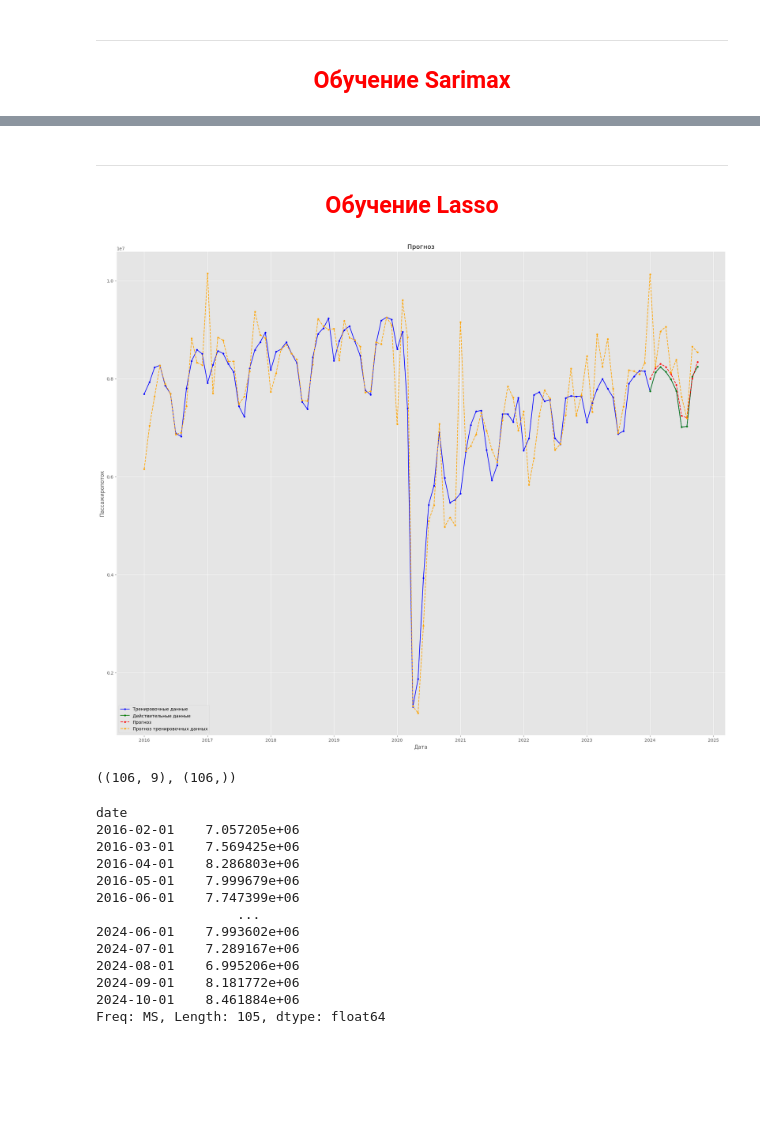
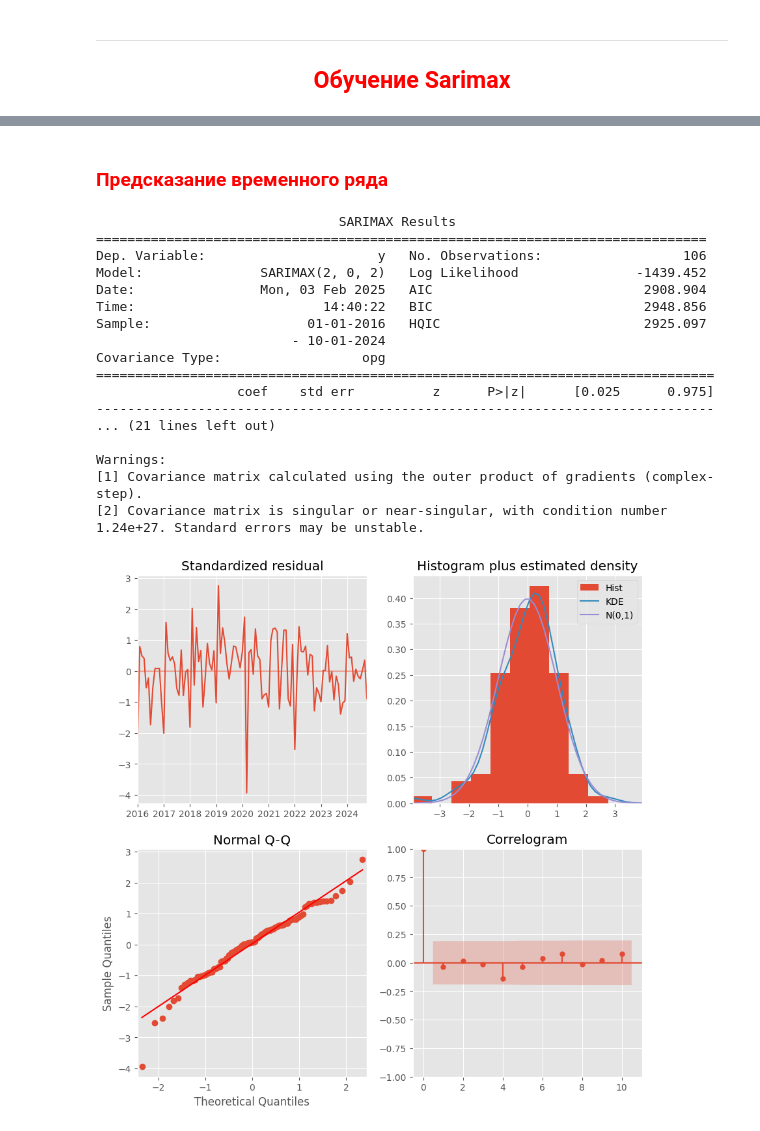
Before and after one commit to NazarovMichail/ds_nms, a Jupyter notebook: data_ts_test.ipynb, the cells around one changed output, grey strips where cells are left out. Drawn from its saved outputs; the diff is of its cells as text; code cells hidden in the pictures; blank space fills up the shorter version.

```diff
--- a/data_ts_test.ipynb
+++ b/data_ts_test.ipynb
@@ -542,17 +422,2 @@ arima_results['pred_df'].sort_values(by='rel_error', ascending=False)
 # %% [markdown]
-___
-
-## <center><a id=3 style='color:red'>Обучение Lasso</a>
+### <a id=3 style='color:red'>Предсказание временного ряда</a>
-# %%
-model_train.plot_ts_pred(y_train=arima_results['pred_df']['y_true'],
-            y_pred_train=arima_results['pred_df']['y_pred'],
-            y_test=y_test,
-            y_pred_test=y_pred_test,
-            show_all=True
-            )
-# %% [output]
-[figure, removed]
-# %%
-X_all.shape, y_all.shape
-# %% [output]
-((106, 9), (106,))
@@ -571,16 +424,26 @@ all_metrics, y_pred_all = model_train.get_prediction(
-# %%
-y_pred_all
-# %% [output]
-date
-2016-02-01    7.057205e+06
-2016-03-01    7.569425e+06
-2016-04-01    8.286803e+06
-2016-05-01    7.999679e+06
-2016-06-01    7.747399e+06
-                  ...
-2024-06-01    7.993602e+06
-2024-07-01    7.289167e+06
-2024-08-01    6.995206e+06
-2024-09-01    8.181772e+06
-2024-10-01    8.461884e+06
-Freq: MS, Length: 105, dtype: float64
+# %%
+pred_results = model_train.arima_predict(X_train=X_train_std_1,
+                        y_train=y_train,
+                        X_pred=X_pred_std_1,
+                        arima_trained_params=arima_results['model'].get_params(),
+                        show_info=True,
+                        )
+# %% [output]
+                               SARIMAX Results
+==============================================================================
+Dep. Variable:                      y   No. Observations:                  106
+Model:               SARIMAX(2, 0, 2)   Log Likelihood               -1439.452
+Date:                Mon, 03 Feb 2025   AIC                           2908.904
+Time:                        14:40:22   BIC                           2948.856
+Sample:                    01-01-2016   HQIC                          2925.097
+                         - 10-01-2024
+Covariance Type:                  opg
+===============================================================================
+                  coef    std err          z      P>|z|      [0.025      0.975]
+-------------------------------------------------------------------------------
+... (21 lines left out)
+
+Warnings:
+[1] Covariance matrix calculated using the outer product of gradients (complex-step).
+[2] Covariance matrix is singular or near-singular, with condition number 1.24e+27. Standard errors may be unstable.
+[figure, added]
```
Also changed, not shown: parts of 17 cells of this notebook, 3 other files.
